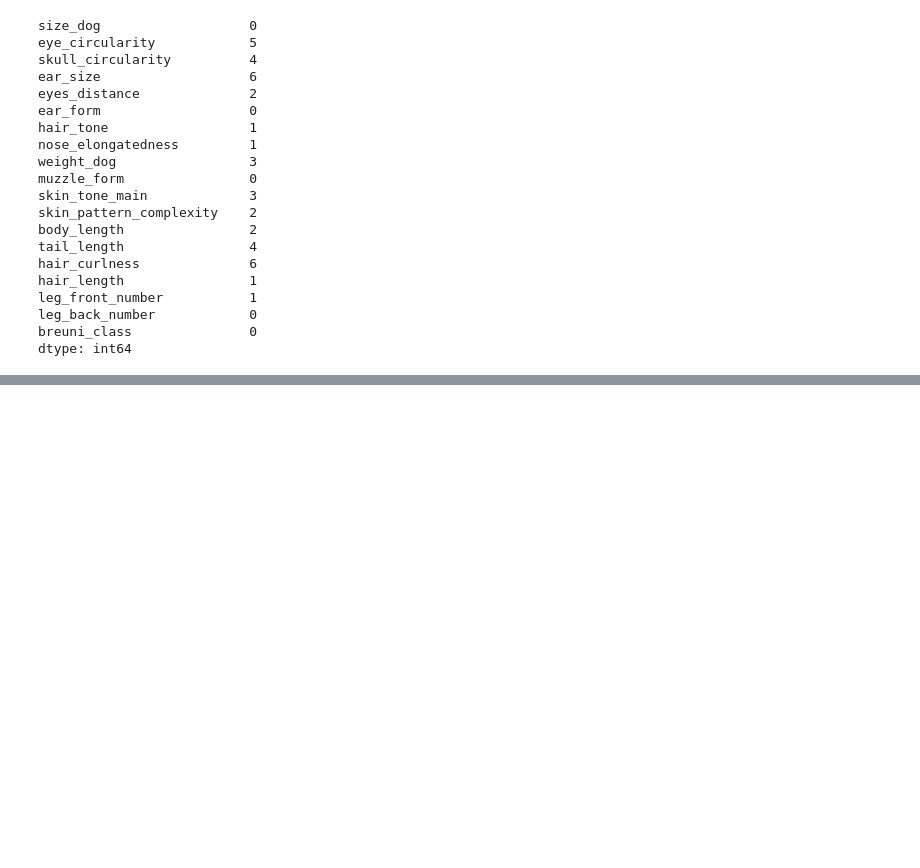
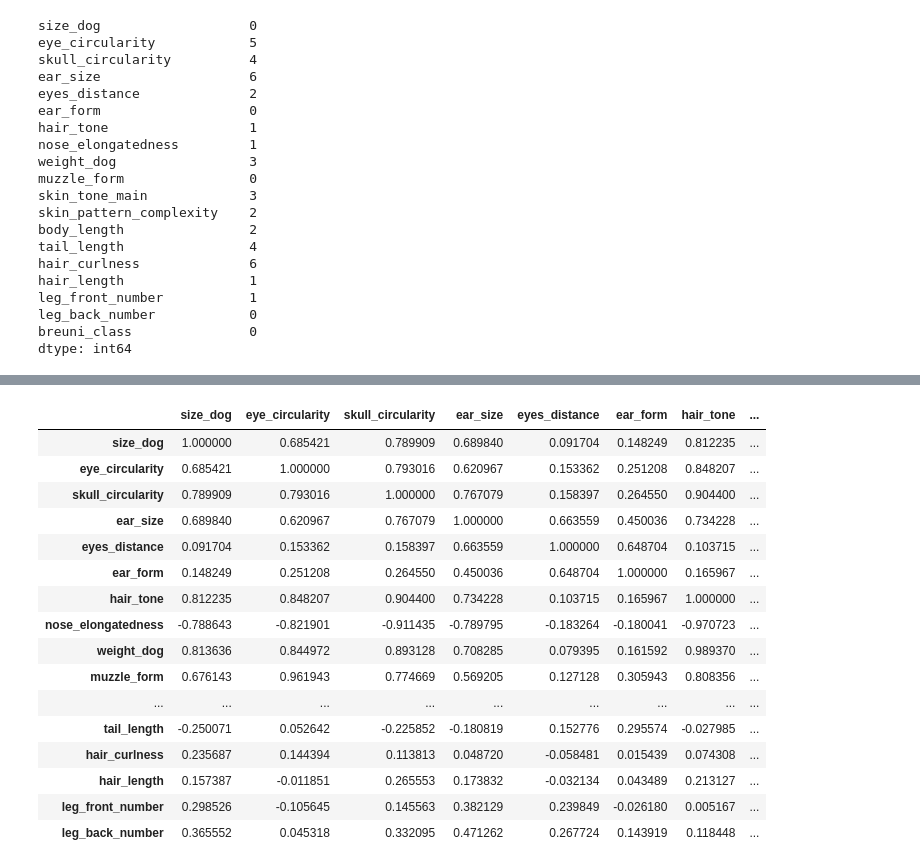
Before and after one commit to Luaa998/Kohonen-maps_Projekt, a Jupyter notebook: Clean_Dog_Data.ipynb, the cells around one changed output, grey strips where cells are left out. Cells and saved outputs as stored; diff of their text form; code cells hidden in the pictures; blank space fills up the shorter version.

```diff
--- a/Clean_Dog_Data.ipynb
+++ b/Clean_Dog_Data.ipynb
@@ -56,0 +174,20 @@ NameError: name 'SimpleImputer' is not defined
+# %%
+dog_cleared.corr()
+# %% [output]
+|  | size_dog | eye_circularity | skull_circularity | ear_size | eyes_distance | ear_form | hair_tone | ... |
+| size_dog | 1.000000 | 0.685421 | 0.789909 | 0.689840 | 0.091704 | 0.148249 | 0.812235 | ... |
+| eye_circularity | 0.685421 | 1.000000 | 0.793016 | 0.620967 | 0.153362 | 0.251208 | 0.848207 | ... |
+| skull_circularity | 0.789909 | 0.793016 | 1.000000 | 0.767079 | 0.158397 | 0.264550 | 0.904400 | ... |
+| ear_size | 0.689840 | 0.620967 | 0.767079 | 1.000000 | 0.663559 | 0.450036 | 0.734228 | ... |
+| eyes_distance | 0.091704 | 0.153362 | 0.158397 | 0.663559 | 1.000000 | 0.648704 | 0.103715 | ... |
+| ear_form | 0.148249 | 0.251208 | 0.264550 | 0.450036 | 0.648704 | 1.000000 | 0.165967 | ... |
+| hair_tone | 0.812235 | 0.848207 | 0.904400 | 0.734228 | 0.103715 | 0.165967 | 1.000000 | ... |
+| nose_elongatedness | -0.788643 | -0.821901 | -0.911435 | -0.789795 | -0.183264 | -0.180041 | -0.970723 | ... |
+| weight_dog | 0.813636 | 0.844972 | 0.893128 | 0.708285 | 0.079395 | 0.161592 | 0.989370 | ... |
+| muzzle_form | 0.676143 | 0.961943 | 0.774669 | 0.569205 | 0.127128 | 0.305943 | 0.808356 | ... |
+| ... | ... | ... | ... | ... | ... | ... | ... | ... |
+| tail_length | -0.250071 | 0.052642 | -0.225852 | -0.180819 | 0.152776 | 0.295574 | -0.027985 | ... |
+| hair_curlness | 0.235687 | 0.144394 | 0.113813 | 0.048720 | -0.058481 | 0.015439 | 0.074308 | ... |
+| hair_length | 0.157387 | -0.011851 | 0.265553 | 0.173832 | -0.032134 | 0.043489 | 0.213127 | ... |
+| leg_front_number | 0.298526 | -0.105645 | 0.145563 | 0.382129 | 0.239849 | -0.026180 | 0.005167 | ... |
+| leg_back_number | 0.365552 | 0.045318 | 0.332095 | 0.471262 | 0.267724 | 0.143919 | 0.118448 | ... |
```
Also changed, not shown: parts of 15 cells of this notebook.
